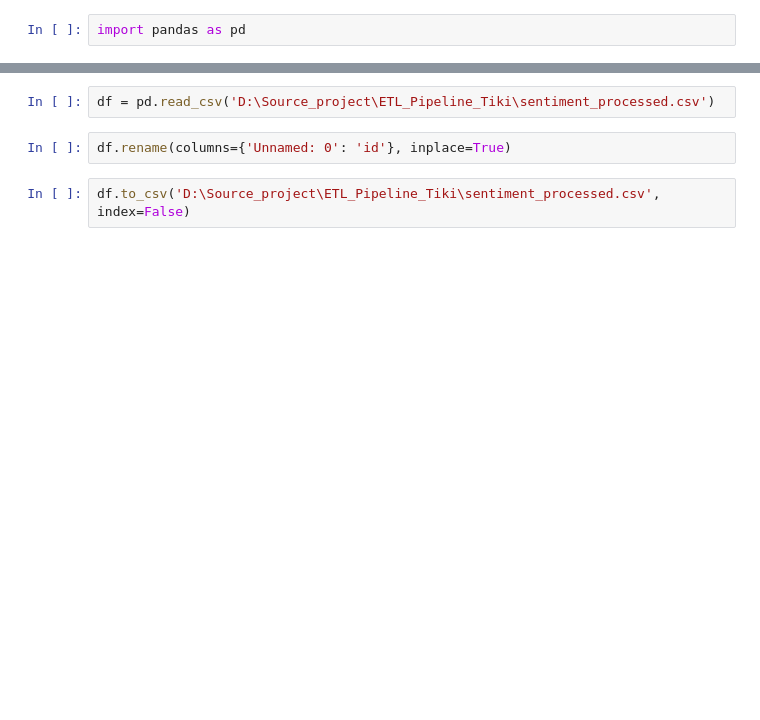
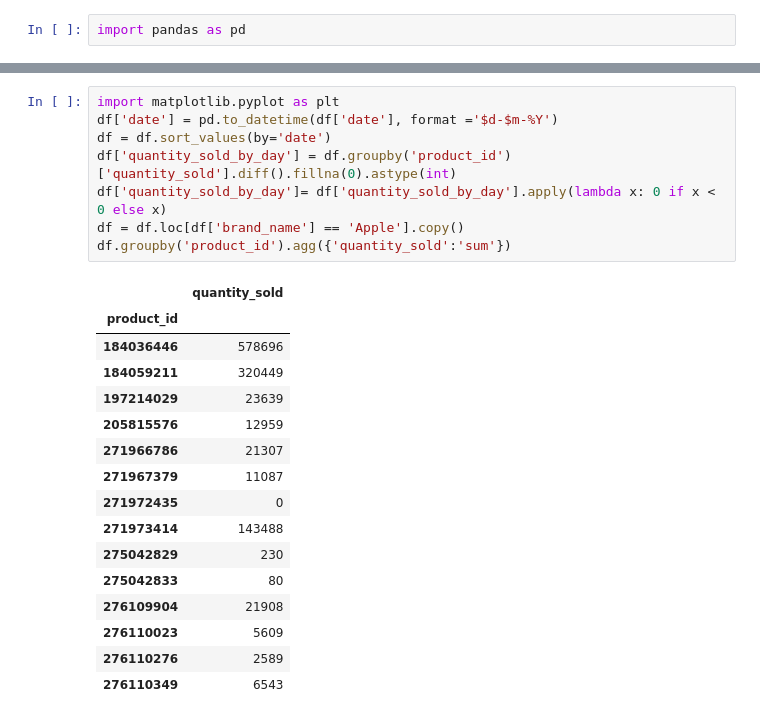
Before and after one commit to Tungnei/ETL-Pipeline-Tiki, a Jupyter notebook: test.ipynb, the cells around one changed output, grey strips where cells are left out. Cells and saved outputs as stored; diff of their text form; blank space fills up the shorter version.

```diff
--- a/test.ipynb
+++ b/test.ipynb
@@ -115,6 +114,25 @@ Done file:  data_product_251124.csv
-# %%
-df = pd.read_csv('D:\Source_project\ETL_Pipeline_Tiki\sentiment_processed.csv')
-# %%
-df.rename(columns={'Unnamed: 0': 'id'}, inplace=True)
-# %%
-df.to_csv('D:\Source_project\ETL_Pipeline_Tiki\sentiment_processed.csv', index=False)
+# %%
+import matplotlib.pyplot as plt
+df['date'] = pd.to_datetime(df['date'], format ='$d-$m-%Y')
+df = df.sort_values(by='date')
+df['quantity_sold_by_day'] = df.groupby('product_id')['quantity_sold'].diff().fillna(0).astype(int)
+df['quantity_sold_by_day']= df['quantity_sold_by_day'].apply(lambda x: 0 if x < 0 else x)
+df = df.loc[df['brand_name'] == 'Apple'].copy()
+df.groupby('product_id').agg({'quantity_sold':'sum'})
+# %% [output]
+|  | quantity_sold |
+| product_id |  |
+| 184036446 | 578696 |
+| 184059211 | 320449 |
+| 197214029 | 23639 |
+| 205815576 | 12959 |
+| 271966786 | 21307 |
+| 271967379 | 11087 |
+| 271972435 | 0 |
+| 271973414 | 143488 |
+| 275042829 | 230 |
+| 275042833 | 80 |
+| 276109904 | 21908 |
+| 276110023 | 5609 |
+| 276110276 | 2589 |
+| 276110349 | 6543 |
```
Also changed, not shown: parts of 5 cells of this notebook, 7 other files.
